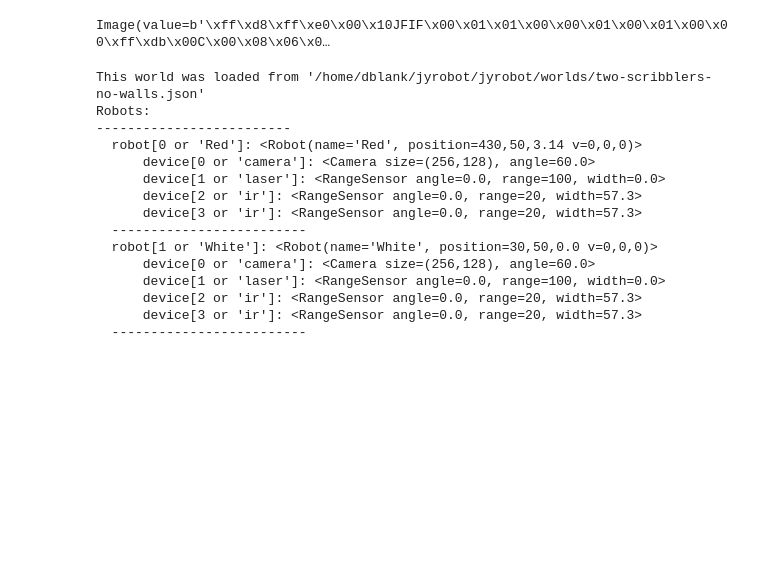
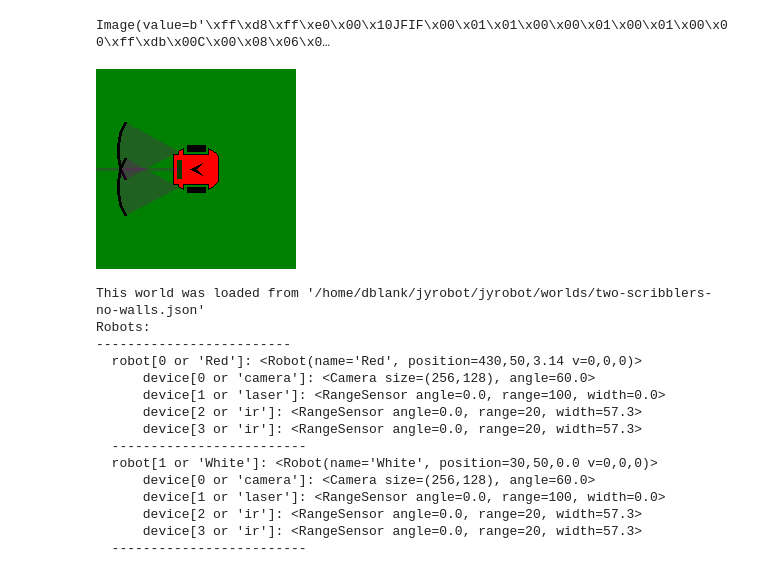
Before and after one commit to ArtificialIntelligenceToolkit/jyrobot, a Jupyter notebook: examples/JyrobotTest.ipynb, the cells around one changed output. Saved outputs shown, nothing was run; the diff lists cells and outputs as text; code cells hidden in the pictures; blank space fills up the shorter version.

```diff
--- a/examples/JyrobotTest.ipynb
+++ b/examples/JyrobotTest.ipynb
@@ -24,7 +23,9 @@ world.watch()
 # %% [output]
 Image(value=b'\xff\xd8\xff\xe0\x00\x10JFIF\x00\x01\x01\x00\x00\x01\x00\x01\x00\x00\xff\xdb\x00C\x00\x08\x06\x0…
 # %%
-world.take_picture("blue", size=200)
+world.take_picture("red", size=200)
+# %% [output]
+[figure, added]
 # %%
 world.info()
 # %% [output]
```
Also changed, not shown: parts of 32 cells of this notebook, 13 other files.
